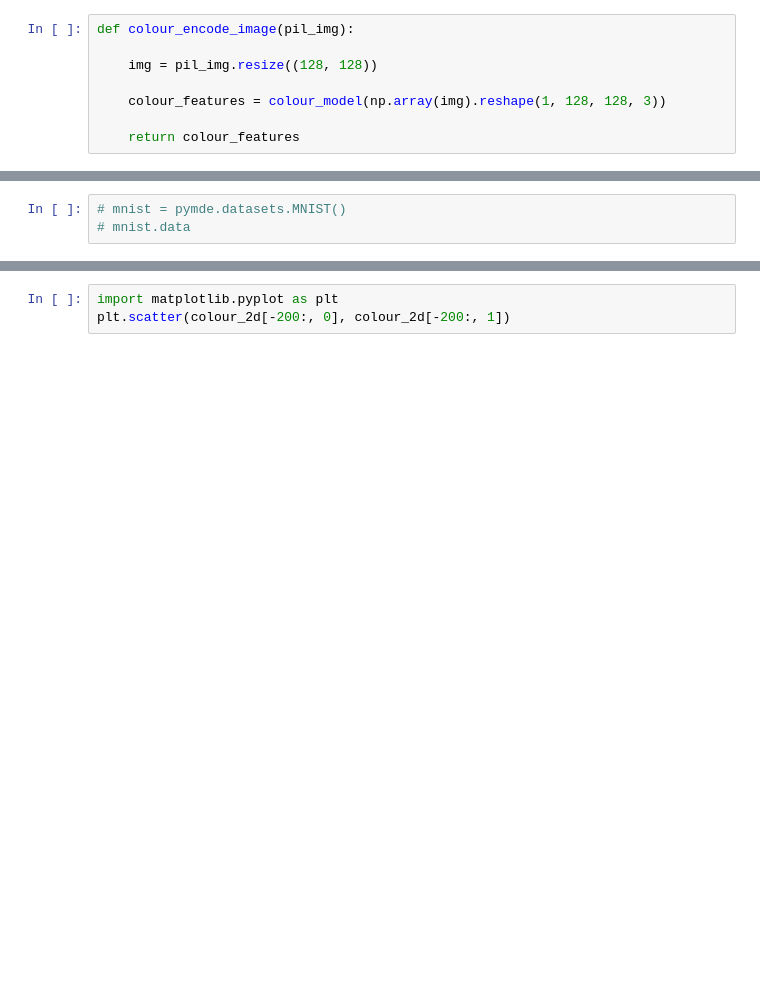
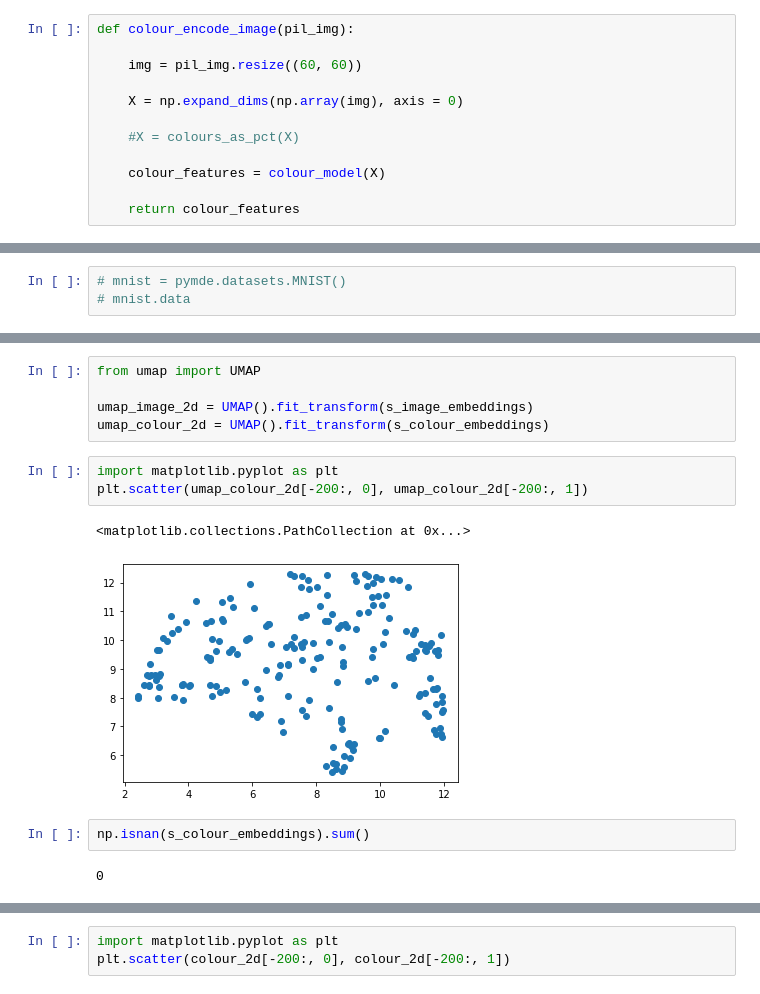
Before and after one commit to alecsharpie/game_asset_creation, a Jupyter notebook: notebooks/create_embedded_image_assets.ipynb, the cells around one changed output, grey strips where cells are left out. Cells and saved outputs as stored; diff of their text form; blank space fills up the shorter version.

```diff
--- a/notebooks/create_embedded_image_assets.ipynb
+++ b/notebooks/create_embedded_image_assets.ipynb
@@ -95,9 +154,13 @@ colour_model = ConvRGB(input_shape = (128, 128), n_cut = 5)
 # %%
 def colour_encode_image(pil_img):
 
-    img = pil_img.resize((128, 128))
+    img = pil_img.resize((60, 60))
 
-    colour_features = colour_model(np.array(img).reshape(1, 128, 128, 3))
+    X = np.expand_dims(np.array(img), axis = 0)
+
+    #X = colours_as_pct(X)
+
+    colour_features = colour_model(X)
 
     return colour_features
 # %%
@@ -277,0 +303,15 @@ plt.scatter(image_2d[-200:, 0], image_2d[-200:, 1])
+# %%
+from umap import UMAP
+
+umap_image_2d = UMAP().fit_transform(s_image_embeddings)
+umap_colour_2d = UMAP().fit_transform(s_colour_embeddings)
+# %%
+import matplotlib.pyplot as plt
+plt.scatter(umap_colour_2d[-200:, 0], umap_colour_2d[-200:, 1])
+# %% [output]
+<matplotlib.collections.PathCollection at 0x...>
+[figure, added]
+# %%
+np.isnan(s_colour_embeddings).sum()
+# %% [output]
+0
```
Also changed, not shown: parts of 58 cells of this notebook.
